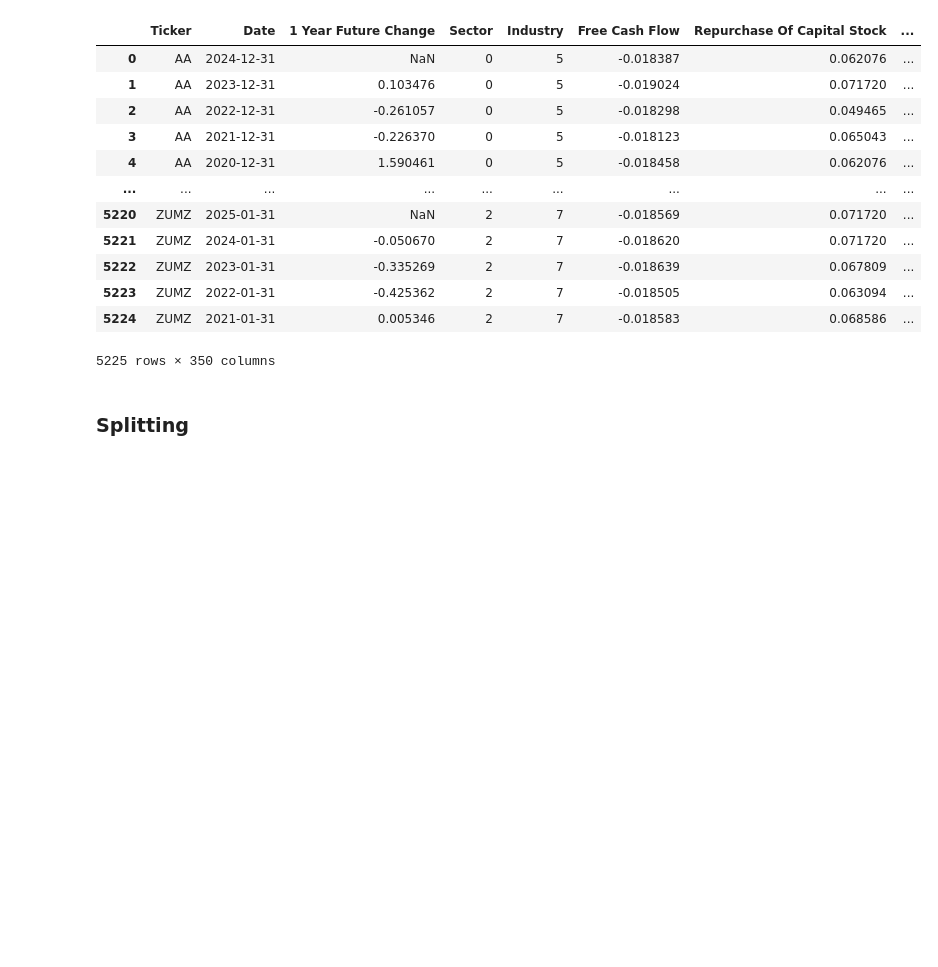
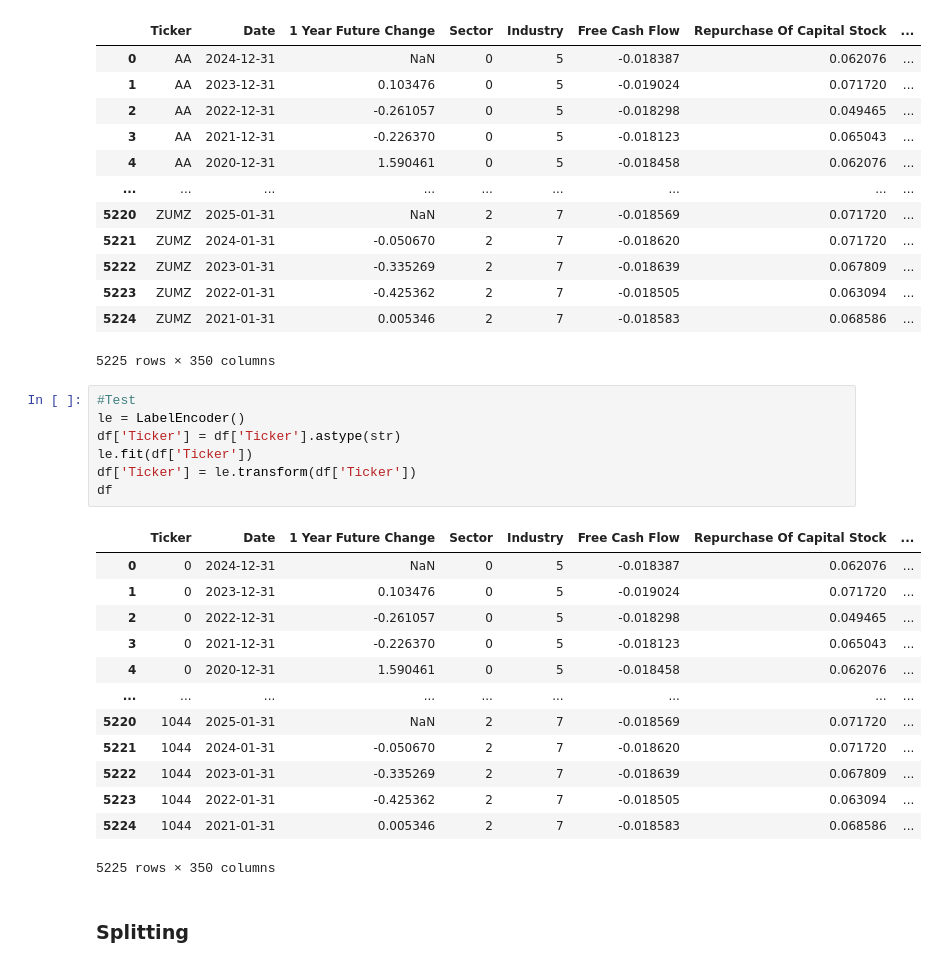
Before and after one commit to P1N60/Uni, a Jupyter notebook: VS-Code/Side-Projects/money_printer/Notebooks/money_printer.ipynb, the cells around one changed output. Cells and saved outputs as stored; diff of their text form; blank space fills up the shorter version.

```diff
--- a/VS-Code/Side-Projects/money_printer/Notebooks/money_printer.ipynb
+++ b/VS-Code/Side-Projects/money_printer/Notebooks/money_printer.ipynb
@@ -176,6 +176,27 @@ df
 | 5223 | ZUMZ | 2022-01-31 | -0.425362 | 2 | 7 | -0.018505 | 0.063094 | ... |
 | 5224 | ZUMZ | 2021-01-31 | 0.005346 | 2 | 7 | -0.018583 | 0.068586 | ... |
 5225 rows × 350 columns
+# %%
+#Test
+le = LabelEncoder()
+df['Ticker'] = df['Ticker'].astype(str)
+le.fit(df['Ticker'])
+df['Ticker'] = le.transform(df['Ticker'])
+df
+# %% [output]
+|  | Ticker | Date | 1 Year Future Change | Sector | Industry | Free Cash Flow | Repurchase Of Capital Stock | ... |
+| 0 | 0 | 2024-12-31 | NaN | 0 | 5 | -0.018387 | 0.062076 | ... |
+| 1 | 0 | 2023-12-31 | 0.103476 | 0 | 5 | -0.019024 | 0.071720 | ... |
+| 2 | 0 | 2022-12-31 | -0.261057 | 0 | 5 | -0.018298 | 0.049465 | ... |
+| 3 | 0 | 2021-12-31 | -0.226370 | 0 | 5 | -0.018123 | 0.065043 | ... |
+| 4 | 0 | 2020-12-31 | 1.590461 | 0 | 5 | -0.018458 | 0.062076 | ... |
+| ... | ... | ... | ... | ... | ... | ... | ... | ... |
+| 5220 | 1044 | 2025-01-31 | NaN | 2 | 7 | -0.018569 | 0.071720 | ... |
+| 5221 | 1044 | 2024-01-31 | -0.050670 | 2 | 7 | -0.018620 | 0.071720 | ... |
+| 5222 | 1044 | 2023-01-31 | -0.335269 | 2 | 7 | -0.018639 | 0.067809 | ... |
+| 5223 | 1044 | 2022-01-31 | -0.425362 | 2 | 7 | -0.018505 | 0.063094 | ... |
+| 5224 | 1044 | 2021-01-31 | 0.005346 | 2 | 7 | -0.018583 | 0.068586 | ... |
+5225 rows × 350 columns
 # %% [markdown]
 ### Splitting
 # %%
```
Also changed, not shown: parts of 4 cells of this notebook, 1 other file.
